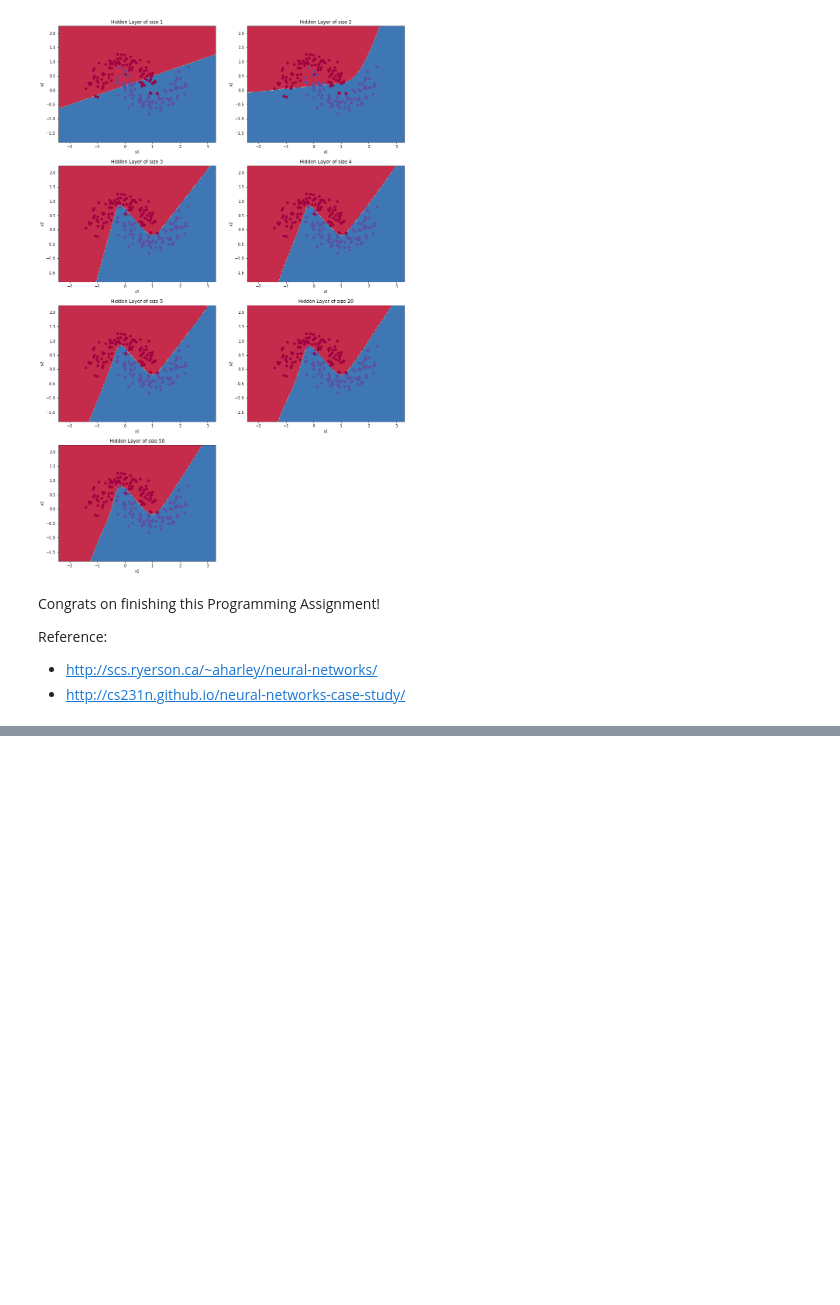
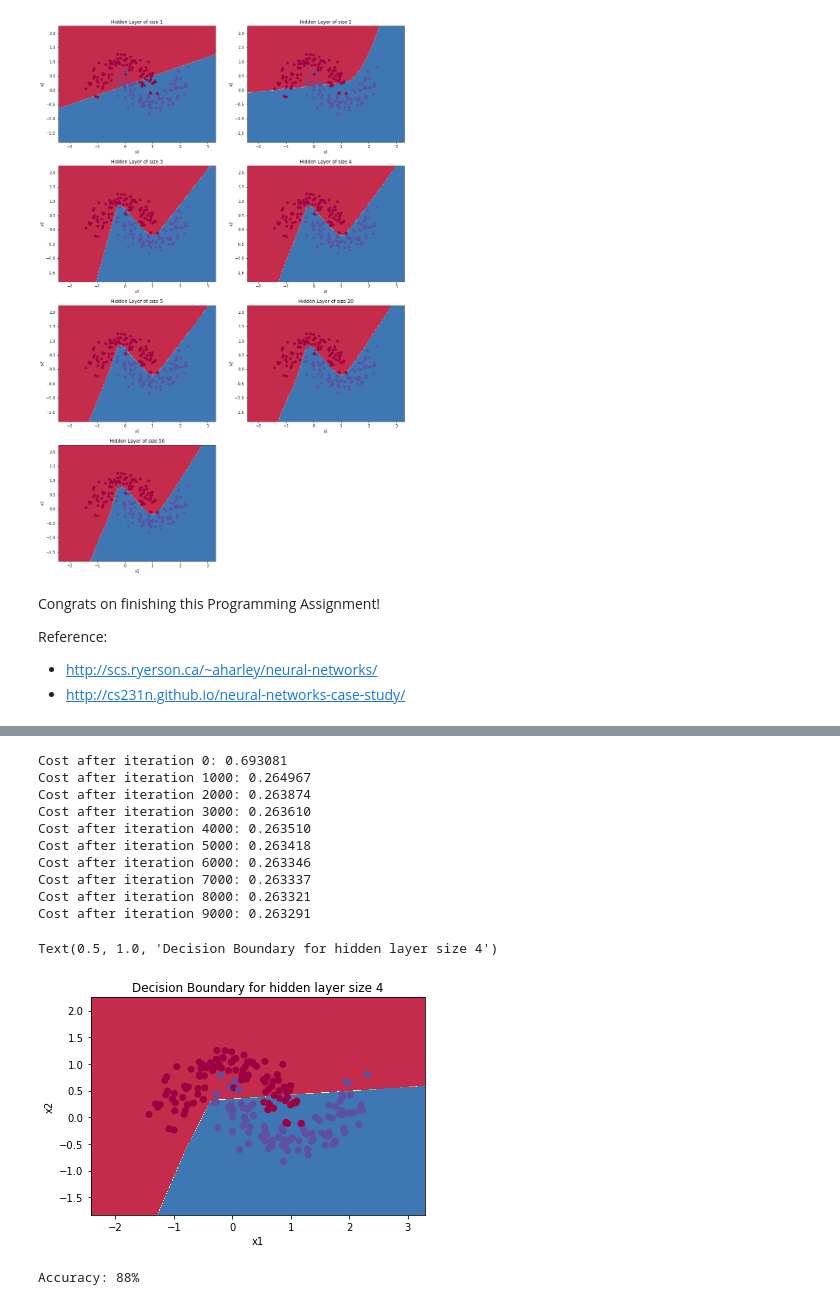
Before and after one commit to mostafa-ja/Deep-Learning-Specialization, a Jupyter notebook: Neural Networks and Deep Learning/Week3/Planar data classification with one hidden layer/Planar_data_classification_with_onehidden_layer_v6c.ipynb, the cells around one changed output, grey strips where cells are left out. Drawn from its saved outputs; the diff is of its cells as text; code cells hidden in the pictures; blank space fills up the shorter version.

Commit message:
with relu active function

```diff
--- a/Neural Networks and Deep Learning/Week3/Planar data classification with one hidden layer/Planar_data_classification_with_onehidden_layer_v6c.ipynb
+++ b/Neural Networks and Deep Learning/Week3/Planar data classification with one hidden layer/Planar_data_classification_with_onehidden_layer_v6c.ipynb
@@ -1066,0 +1069,6 @@ Reference:
+# %%
+def relu(x):
+    return np.maximum(0.0,x)
+# %%
+def derelu(x):
+    return (x>0)*1.0
@@ -1066,0 +1189,48 @@ Reference:
+# %%
+# GRADED FUNCTION: predict
+
+def predict2(parameters, X):
+    """
+    Using the learned parameters, predicts a class for each example in X
+
+    Arguments:
+    parameters -- python dictionary containing your parameters
+    X -- input data of size (n_x, m)
+
+    Returns
+    predictions -- vector of predictions of our model (red: 0 / blue: 1)
+    """
+
+    # Computes probabilities using forward propagation, and classifies to 0/1 using 0.5 as the threshold.
+    ### START CODE HERE ### (≈ 2 lines of code)
+    A2,cache = forward_propagation2(X,parameters)
+    predictions = (A2 > 0.5)
+    ### END CODE HERE ###
+
+    return predictions
+# %%
+# Build a model with a n_h-dimensional hidden layer
+parameters = nn_model2(X, Y, 4, 1.2 , num_iterations = 10000, print_cost=True)
+
+# Plot the decision boundary
+plot_decision_boundary(lambda x: predict2(parameters, x.T), X, Y)
+plt.title("Decision Boundary for hidden layer size " + str(4))
+# %% [output]
+Cost after iteration 0: 0.693081
+Cost after iteration 1000: 0.264967
+Cost after iteration 2000: 0.263874
+Cost after iteration 3000: 0.263610
+Cost after iteration 4000: 0.263510
+Cost after iteration 5000: 0.263418
+Cost after iteration 6000: 0.263346
+Cost after iteration 7000: 0.263337
+Cost after iteration 8000: 0.263321
+Cost after iteration 9000: 0.263291
+Text(0.5, 1.0, 'Decision Boundary for hidden layer size 4')
+[figure, added]
+# %%
+# Print accuracy
+predictions = predict2(parameters, X)
+print ('Accuracy: %d' % float((np.dot(Y,predictions.T) + np.dot(1-Y,1-predictions.T))/float(Y.size)*100) + '%')
+# %% [output]
+Accuracy: 88%
```
Also changed, not shown: parts of 5 cells of this notebook.
